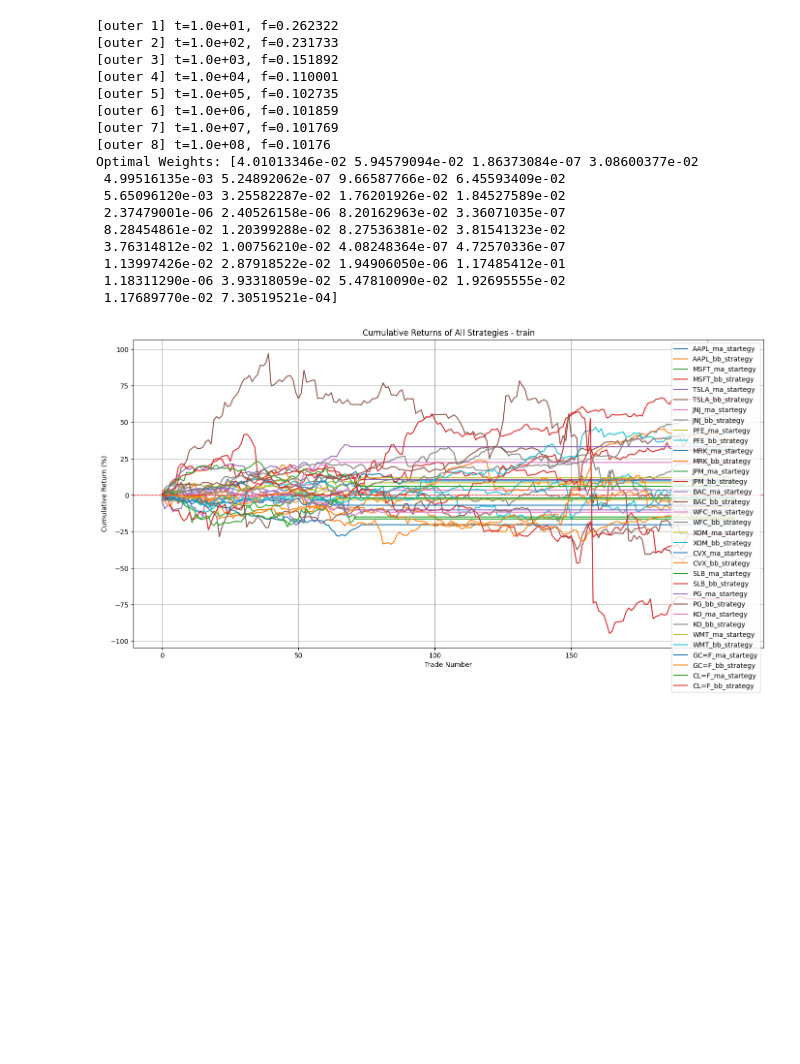
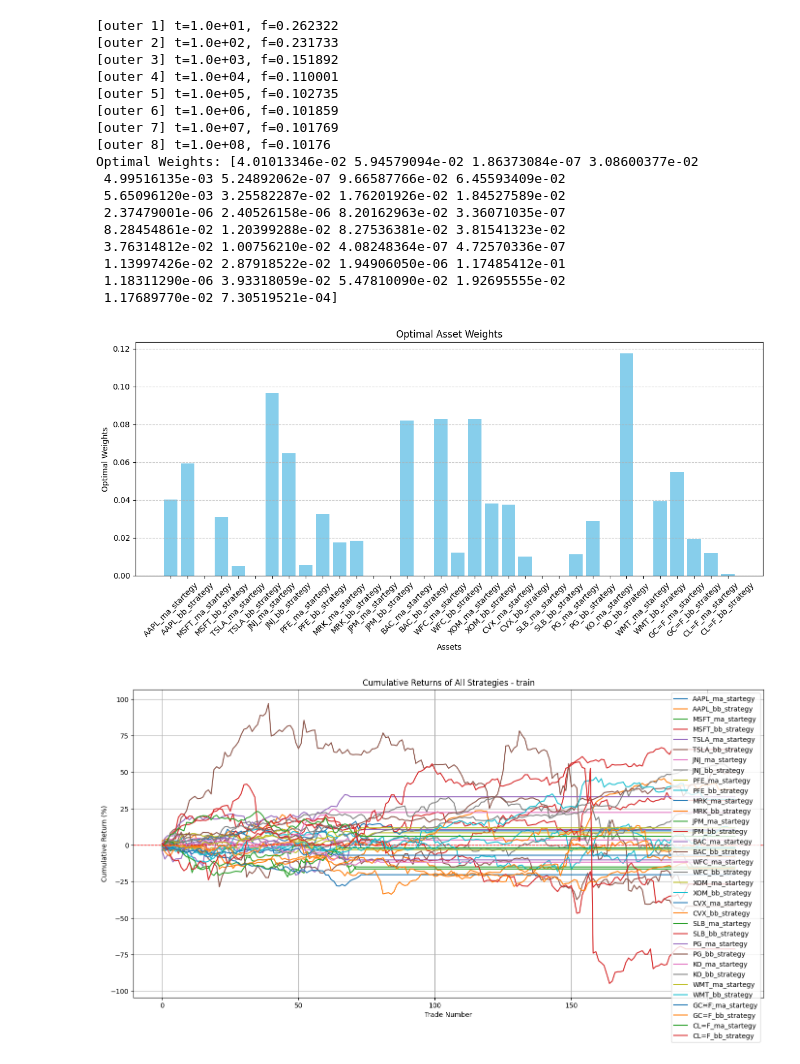
Before and after one commit to LK-NV/numeric-opt-project, a Jupyter notebook: research.ipynb, the cells around one changed output. Saved outputs shown, nothing was run; the diff lists cells and outputs as text; code cells hidden in the pictures; blank space fills up the shorter version.

Commit message:
Optimal plot

```diff
--- a/research.ipynb
+++ b/research.ipynb
@@ -498,6 +498,20 @@ Optimal Weights: [4.01013346e-02 5.94579094e-02 1.86373084e-07 3.08600377e-02
  1.13997426e-02 2.87918522e-02 1.94906050e-06 1.17485412e-01
  1.18311290e-06 3.93318059e-02 5.47810090e-02 1.92695555e-02
  1.17689770e-02 7.30519521e-04]
+# %%
+# Bar plot of optimal weights and their corresponding labels
+lables = train_pnls.columns
+plt.figure(figsize=(12, 6))
+plt.bar(lables, optimal_weights, color='skyblue')
+plt.xlabel('Assets')
+plt.ylabel('Optimal Weights')
+plt.title('Optimal Asset Weights')
+plt.xticks(rotation=45)
+plt.grid(axis='y', linestyle='--', alpha=0.7)
+plt.tight_layout()
+plt.show()
+# %% [output]
+[figure, added]
 # %%
 def plot_cumulative_returns(pnls: pd.DataFrame, optimal_weights: np.ndarray, split: str):
     """
```
